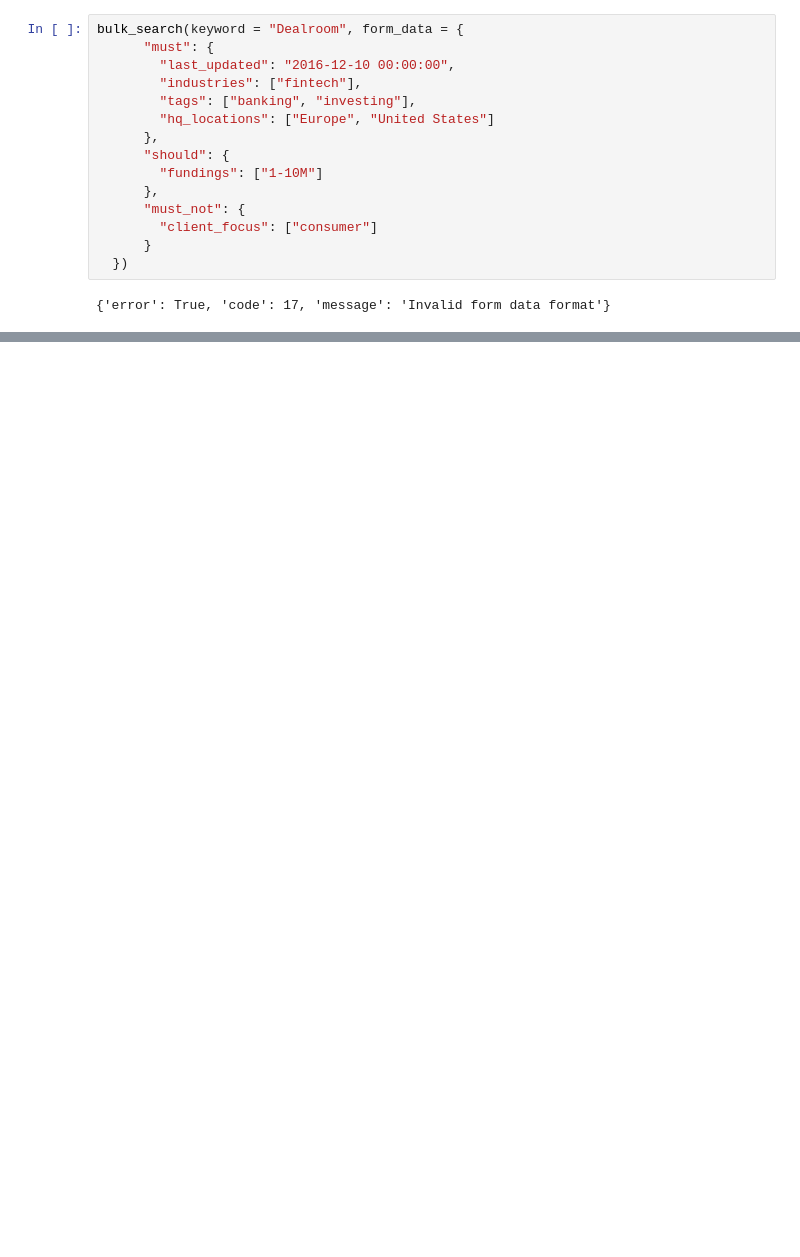
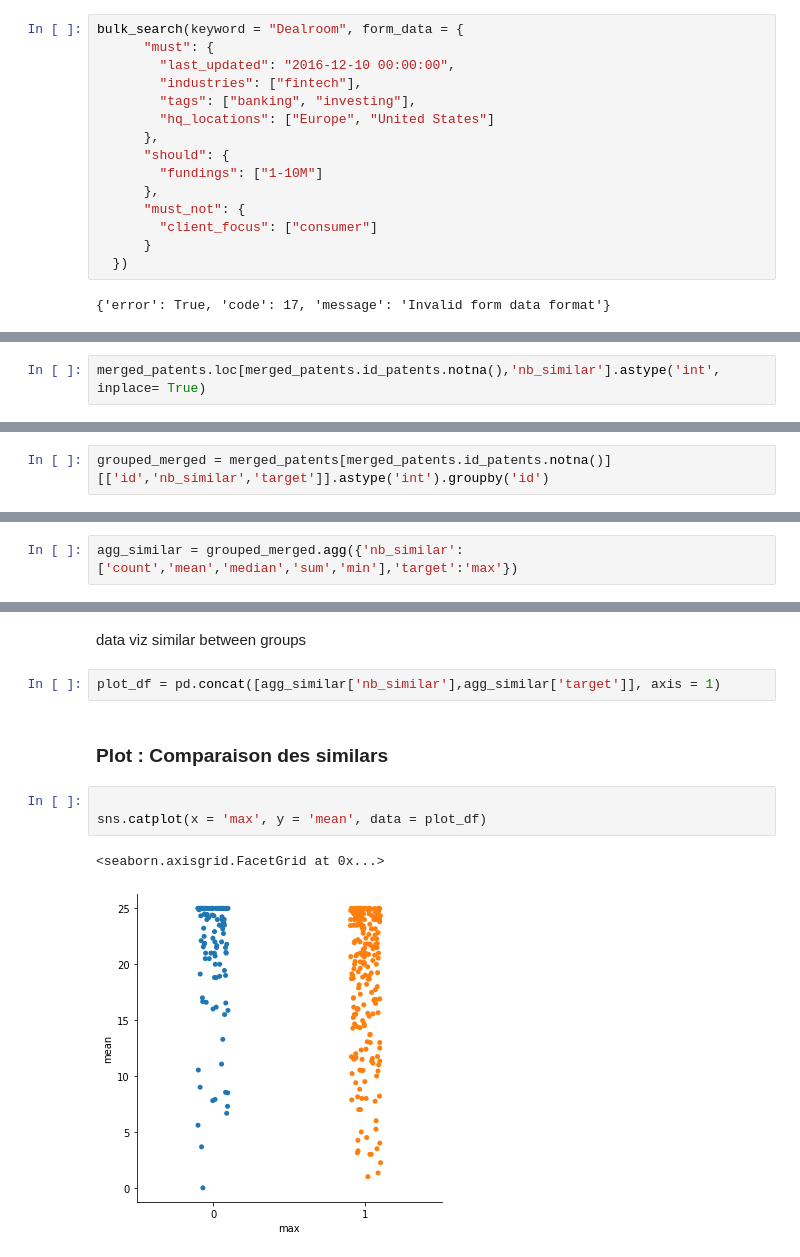
Before and after one commit to nrslt/Demo_bpifrance_deeptech_analysis, a Jupyter notebook: notebooks/huet-test.ipynb, the cells around one changed output, grey strips where cells are left out. Saved outputs shown, nothing was run; the diff lists cells and outputs as text; blank space fills up the shorter version.

```diff
--- a/notebooks/huet-test.ipynb
+++ b/notebooks/huet-test.ipynb
@@ -164,0 +822,2 @@ bulk_search(keyword = "Dealroom", form_data = {
+# %%
+merged_patents.loc[merged_patents.id_patents.notna(),'nb_similar'].astype('int', inplace= True)
@@ -164,0 +846,2 @@ bulk_search(keyword = "Dealroom", form_data = {
+# %%
+grouped_merged = merged_patents[merged_patents.id_patents.notna()][['id','nb_similar','target']].astype('int').groupby('id')
@@ -164,0 +850,2 @@ bulk_search(keyword = "Dealroom", form_data = {
+# %%
+agg_similar = grouped_merged.agg({'nb_similar':['count','mean','median','sum','min'],'target':'max'})
@@ -164,0 +863,12 @@ bulk_search(keyword = "Dealroom", form_data = {
+# %% [markdown]
+data viz similar between groups
+# %%
+plot_df = pd.concat([agg_similar['nb_similar'],agg_similar['target']], axis = 1)
+# %% [markdown]
+### Plot : Comparaison des similars
+# %%
+
+sns.catplot(x = 'max', y = 'mean', data = plot_df)
+# %% [output]
+<seaborn.axisgrid.FacetGrid at 0x...>
+[figure, added]
```
Also changed, not shown: parts of 121 cells of this notebook, 1 other file.
